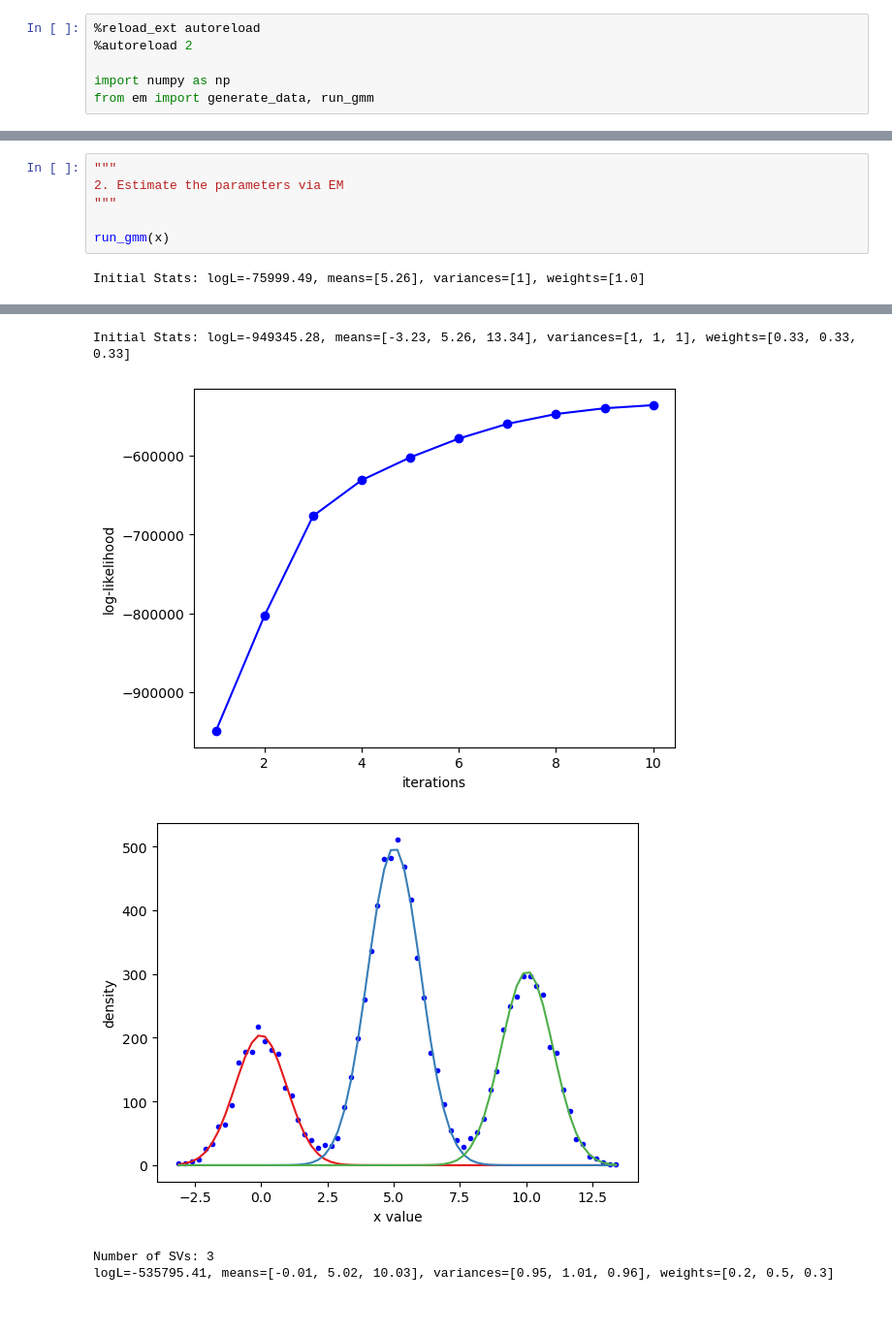
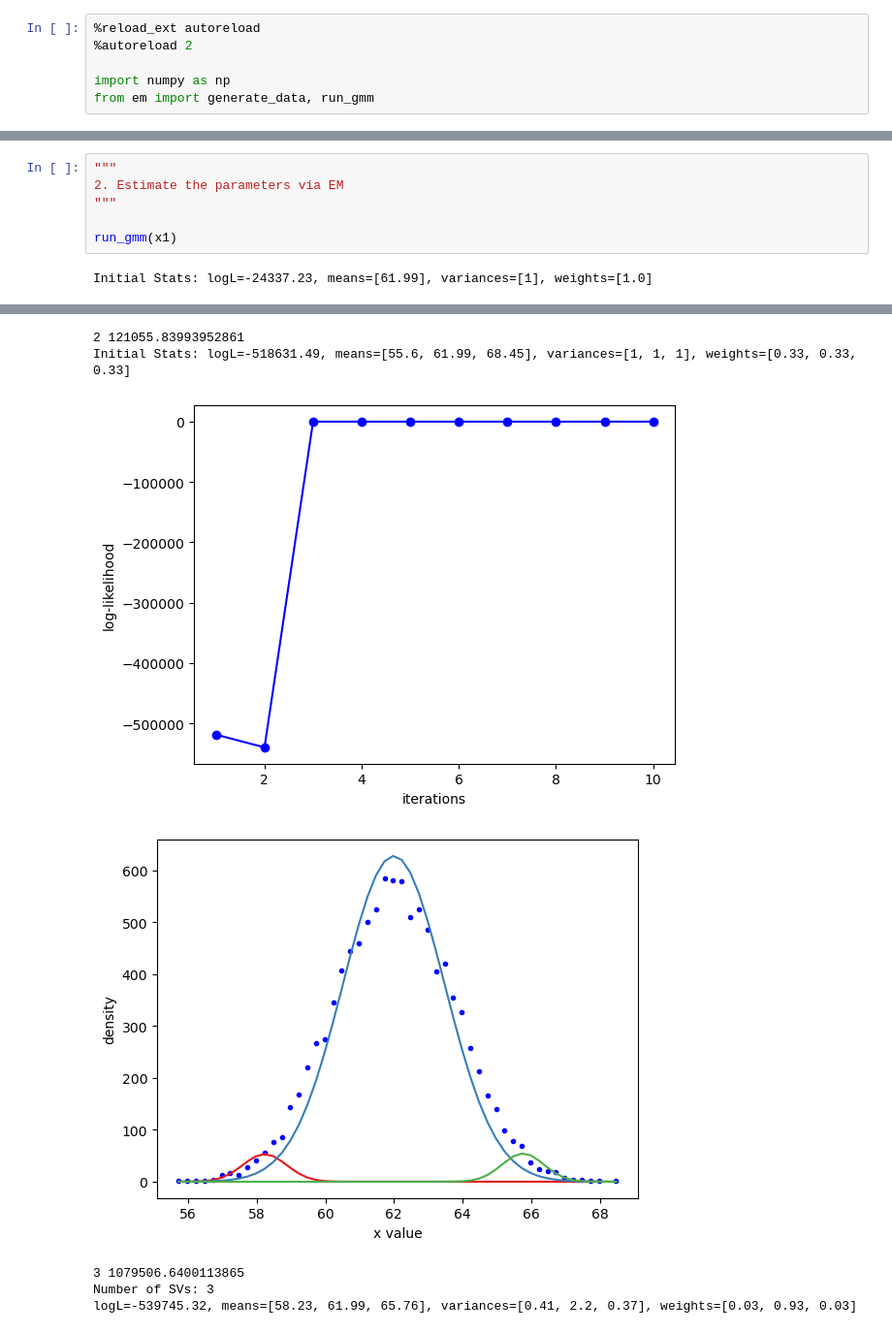
Before and after one commit to vivian-m-li/sv_gmm, a Jupyter notebook: gmm.ipynb, the cells around one changed output, grey strips where cells are left out. Shown at 97% size. Drawn from its saved outputs; the diff is of its cells as text.

```diff
--- a/gmm.ipynb
+++ b/gmm.ipynb
@@ -23,6 +23,6 @@ Means = 36, 28, 88, Vars = 2, 5, 4, Weights = 0.31, 0.49, 0.2
 2. Estimate the parameters via EM
 """
 
-run_gmm(x)
+run_gmm(x1)
 # %% [output]
-Initial Stats: logL=-75999.49, means=[5.26], variances=[1], weights=[1.0]
+Initial Stats: logL=-24337.23, means=[61.99], variances=[1], weights=[1.0]
@@ -34,5 +35,7 @@ Initial Stats: logL=-244714.28, means=[3.74, 9.08], variances=[1, 1], weights=[0
-Initial Stats: logL=-949345.28, means=[-3.23, 5.26, 13.34], variances=[1, 1, 1], weights=[0.33, 0.33, 0.33]
+2 121055.83993952861
+Initial Stats: logL=-518631.49, means=[55.6, 61.99, 68.45], variances=[1, 1, 1], weights=[0.33, 0.33, 0.33]
-[figure, old version]
+[figure, new version]
-[figure, old version]
+[figure, new version]
+3 1079506.6400113865
 Number of SVs: 3
-logL=-535795.41, means=[-0.01, 5.02, 10.03], variances=[0.95, 1.01, 0.96], weights=[0.2, 0.5, 0.3]
+logL=-539745.32, means=[58.23, 61.99, 65.76], variances=[0.41, 2.2, 0.37], weights=[0.03, 0.93, 0.03]
```
Also changed, not shown: parts of 2 cells of this notebook, 1 other file.
